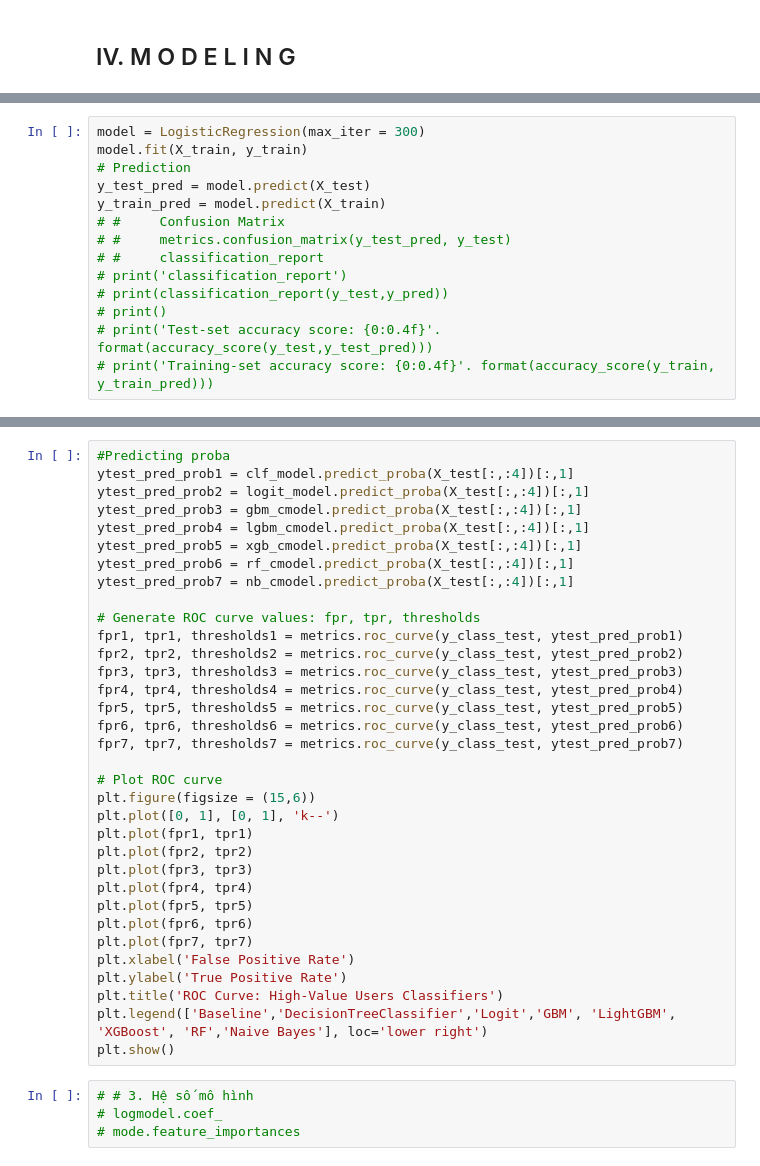
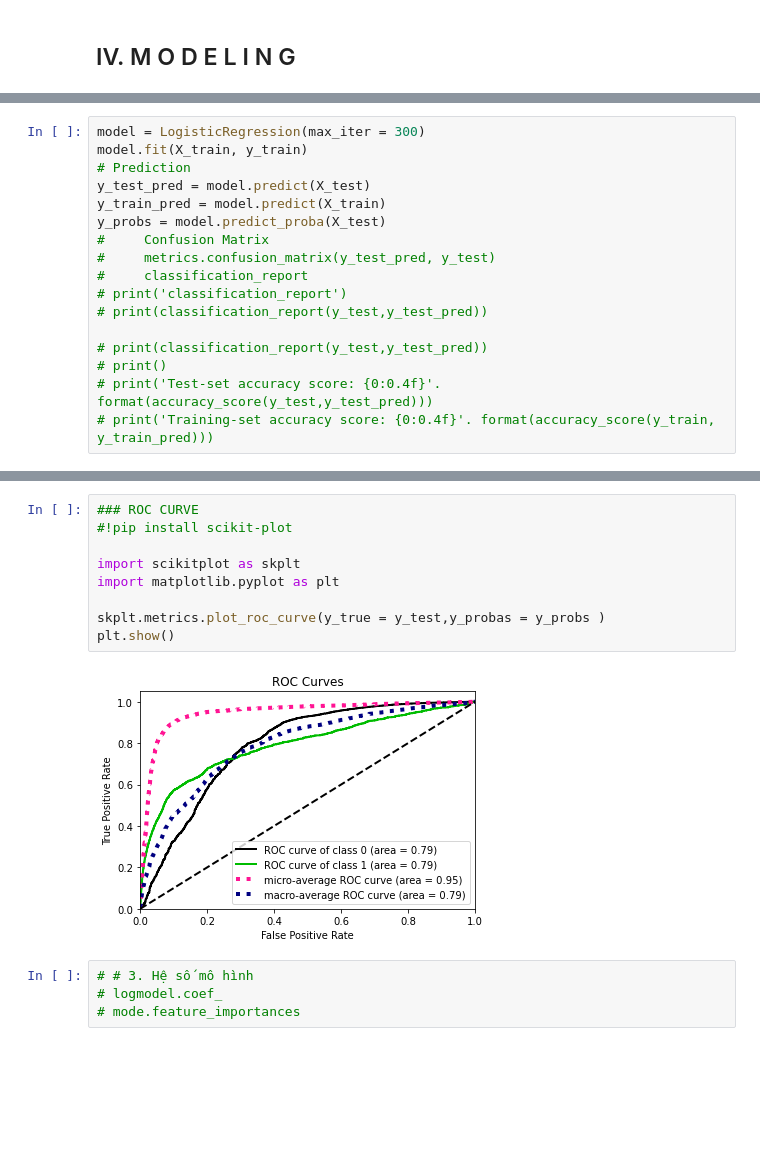
Before and after one commit to ngttnguyen/my-atom-fair, a Jupyter notebook: Nguyen_Bank_Marketing_Modeling.ipynb, the cells around one changed output, grey strips where cells are left out. Saved outputs shown, nothing was run; the diff lists cells and outputs as text; blank space fills up the shorter version.

```diff
--- a/Nguyen_Bank_Marketing_Modeling.ipynb
+++ b/Nguyen_Bank_Marketing_Modeling.ipynb
@@ -581,11 +629,14 @@ model.fit(X_train, y_train)
 # Prediction
 y_test_pred = model.predict(X_test)
 y_train_pred = model.predict(X_train)
-# #     Confusion Matrix
-# #     metrics.confusion_matrix(y_test_pred, y_test)
-# #     classification_report
+y_probs = model.predict_proba(X_test)
+#     Confusion Matrix
+#     metrics.confusion_matrix(y_test_pred, y_test)
+#     classification_report
 # print('classification_report')
-# print(classification_report(y_test,y_pred))
+# print(classification_report(y_test,y_test_pred))
+
+# print(classification_report(y_test,y_test_pred))
 # print()
 # print('Test-set accuracy score: {0:0.4f}'. format(accuracy_score(y_test,y_test_pred)))
 # print('Training-set accuracy score: {0:0.4f}'. format(accuracy_score(y_train, y_train_pred)))
@@ -607,37 +643,14 @@ auc
-# %%
-#Predicting proba
-ytest_pred_prob1 = clf_model.predict_proba(X_test[:,:4])[:,1]
-ytest_pred_prob2 = logit_model.predict_proba(X_test[:,:4])[:,1]
-ytest_pred_prob3 = gbm_cmodel.predict_proba(X_test[:,:4])[:,1]
-ytest_pred_prob4 = lgbm_cmodel.predict_proba(X_test[:,:4])[:,1]
-ytest_pred_prob5 = xgb_cmodel.predict_proba(X_test[:,:4])[:,1]
-ytest_pred_prob6 = rf_cmodel.predict_proba(X_test[:,:4])[:,1]
-ytest_pred_prob7 = nb_cmodel.predict_proba(X_test[:,:4])[:,1]
-
-# Generate ROC curve values: fpr, tpr, thresholds
-fpr1, tpr1, thresholds1 = metrics.roc_curve(y_class_test, ytest_pred_prob1)
-fpr2, tpr2, thresholds2 = metrics.roc_curve(y_class_test, ytest_pred_prob2)
-fpr3, tpr3, thresholds3 = metrics.roc_curve(y_class_test, ytest_pred_prob3)
-fpr4, tpr4, thresholds4 = metrics.roc_curve(y_class_test, ytest_pred_prob4)
-fpr5, tpr5, thresholds5 = metrics.roc_curve(y_class_test, ytest_pred_prob5)
-fpr6, tpr6, thresholds6 = metrics.roc_curve(y_class_test, ytest_pred_prob6)
-fpr7, tpr7, thresholds7 = metrics.roc_curve(y_class_test, ytest_pred_prob7)
-
-# Plot ROC curve
-plt.figure(figsize = (15,6))
-plt.plot([0, 1], [0, 1], 'k--')
-plt.plot(fpr1, tpr1)
-plt.plot(fpr2, tpr2)
-plt.plot(fpr3, tpr3)
-plt.plot(fpr4, tpr4)
-plt.plot(fpr5, tpr5)
-plt.plot(fpr6, tpr6)
-plt.plot(fpr7, tpr7)
-plt.xlabel('False Positive Rate')
-plt.ylabel('True Positive Rate')
-plt.title('ROC Curve: High-Value Users Classifiers')
-plt.legend(['Baseline','DecisionTreeClassifier','Logit','GBM', 'LightGBM', 'XGBoost', 'RF','Naive Bayes'], loc='lower right')
-plt.show()
+# %%
+### ROC CURVE
+#!pip install scikit-plot
+
+import scikitplot as skplt
+import matplotlib.pyplot as plt
+
+skplt.metrics.plot_roc_curve(y_true = y_test,y_probas = y_probs )
+plt.show()
+# %% [output]
+[figure, added]
 # %%
 # # 3. Hệ số mô hình
 # logmodel.coef_
```
Also changed, not shown: parts of 11 cells of this notebook.
